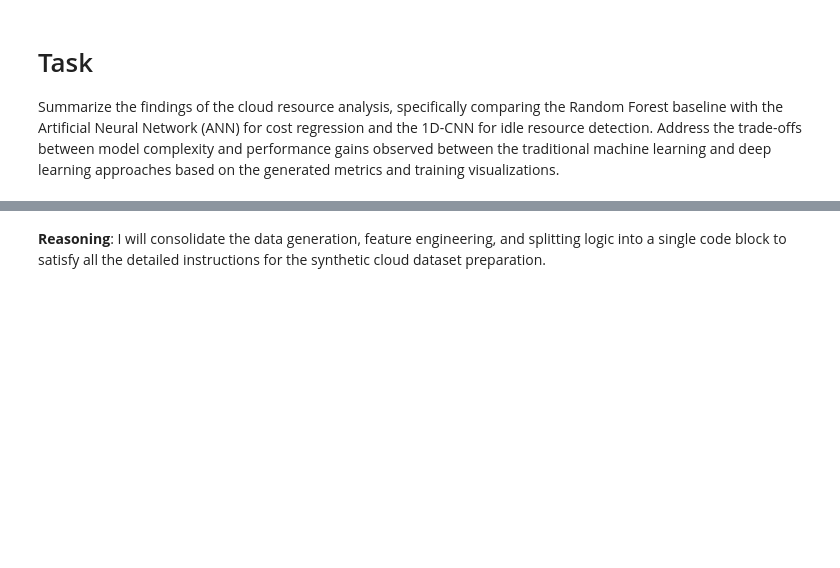
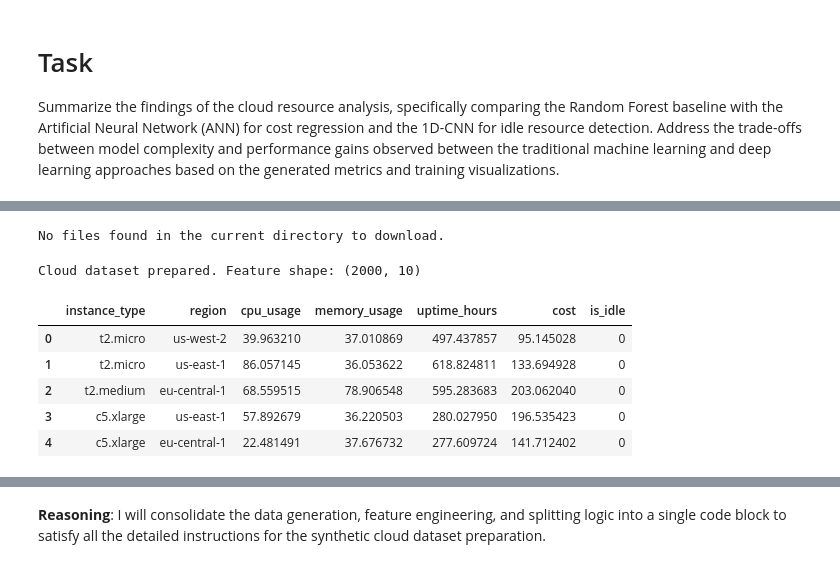
Before and after one commit to piyushdwivedi2901/cloud-cost-prediction-idle-detection-ml, a Jupyter notebook: Cloud_Cost_Prediction_and_Idle_Resource_Detection.ipynb, the cells around one changed output, grey strips where cells are left out. Cells and saved outputs as stored; diff of their text form; code cells hidden in the pictures; blank space fills up the shorter version.

```diff
--- a/Cloud_Cost_Prediction_and_Idle_Resource_Detection.ipynb
+++ b/Cloud_Cost_Prediction_and_Idle_Resource_Detection.ipynb
@@ -10,0 +60,59 @@ Prepare the synthetic cloud dataset by generating the data, encoding categorical
+# %%
+# --- Download Session Files ---
+from google.colab import files
+import os
+
+# Listing common files that might be generated in the /content/ directory
+files_to_download = [f for f in os.listdir('.') if os.path.isfile(f) and not f.startswith('.')]
+
+if files_to_download:
+    print(f"Preparing to download: {files_to_download}")
+    for file in files_to_download:
+        files.download(file)
+else:
+    print("No files found in the current directory to download.")
+# %% [output]
+No files found in the current directory to download.
+# %%
+# --- Cloud Dataset Generation and Feature Engineering ---
+import pandas as pd
+import numpy as np
+from sklearn.model_selection import train_test_split
+from sklearn.preprocessing import StandardScaler
+
+rows = 2000
+instance_types = ['t2.micro', 't2.small', 't2.medium', 'm5.large', 'c5.xlarge']
+regions = ['us-east-1', 'us-west-2', 'eu-central-1', 'ap-south-1']
+type_multiplier_map = {'t2.micro': 0.8, 't2.small': 1.0, 't2.medium': 1.2, 'm5.large': 1.5, 'c5.xlarge': 2.0}
+
+np.random.seed(42)
+cpu_usage = np.random.uniform(10, 90, rows)
+memory_usage = np.random.uniform(20, 85, rows)
+uptime_hours = np.random.uniform(200, 720, rows)
+instance_type = np.random.choice(instance_types, rows)
+region = np.random.choice(regions, rows)
+type_multiplier = np.array([type_multiplier_map[t] for t in instance_type])
+cost = (cpu_usage * 0.7 + memory_usage * 0.4 + uptime_hours * 0.15) * type_multiplier + np.random.normal(0, 1.5, rows)
+is_idle = np.where((cpu_usage < 20) & (memory_usage < 30) & (uptime_hours > 400), 1, 0)
+
+df = pd.DataFrame({'instance_type': instance_type, 'region': region, 'cpu_usage': cpu_usage, 'memory_usage': memory_usage, 'uptime_hours': uptime_hours, 'cost': cost, 'is_idle': is_idle})
+df_encoded = pd.get_dummies(df, columns=['instance_type', 'region'], drop_first=True)
+
+X = df_encoded.drop(['cost', 'is_idle'], axis=1)
+y_reg, y_cls = df_encoded['cost'], df_encoded['is_idle']
+X_train_reg, X_test_reg, y_train_reg, y_test_reg = train_test_split(X, y_reg, test_size=0.2, random_state=42)
+X_train_cls, X_test_cls, y_train_cls, y_test_cls = train_test_split(X, y_cls, test_size=0.2, random_state=42)
+
+scaler_cls = StandardScaler()
+X_train_cls_scaled = scaler_cls.fit_transform(X_train_cls)
+X_test_cls_scaled = scaler_cls.transform(X_test_cls)
+print(f'Cloud dataset prepared. Feature shape: {X.shape}')
+display(df.head())
+# %% [output]
+Cloud dataset prepared. Feature shape: (2000, 10)
+|  | instance_type | region | cpu_usage | memory_usage | uptime_hours | cost | is_idle |
+| 0 | t2.micro | us-west-2 | 39.963210 | 37.010869 | 497.437857 | 95.145028 | 0 |
+| 1 | t2.micro | us-east-1 | 86.057145 | 36.053622 | 618.824811 | 133.694928 | 0 |
+| 2 | t2.medium | eu-central-1 | 68.559515 | 78.906548 | 595.283683 | 203.062040 | 0 |
+| 3 | c5.xlarge | us-east-1 | 57.892679 | 36.220503 | 280.027950 | 196.535423 | 0 |
+| 4 | c5.xlarge | eu-central-1 | 22.481491 | 37.676732 | 277.609724 | 141.712402 | 0 |
```
Also changed, not shown: parts of 19 cells of this notebook.
